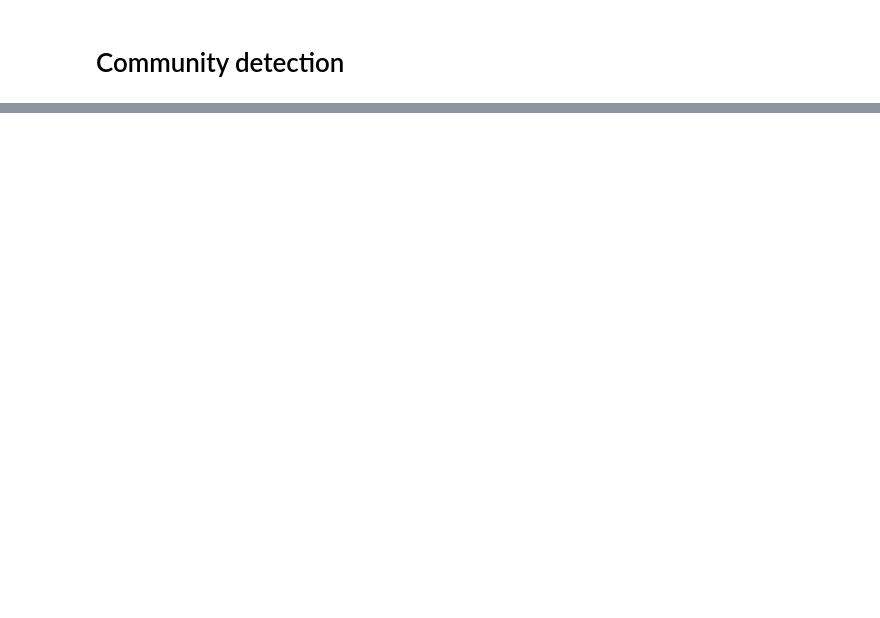
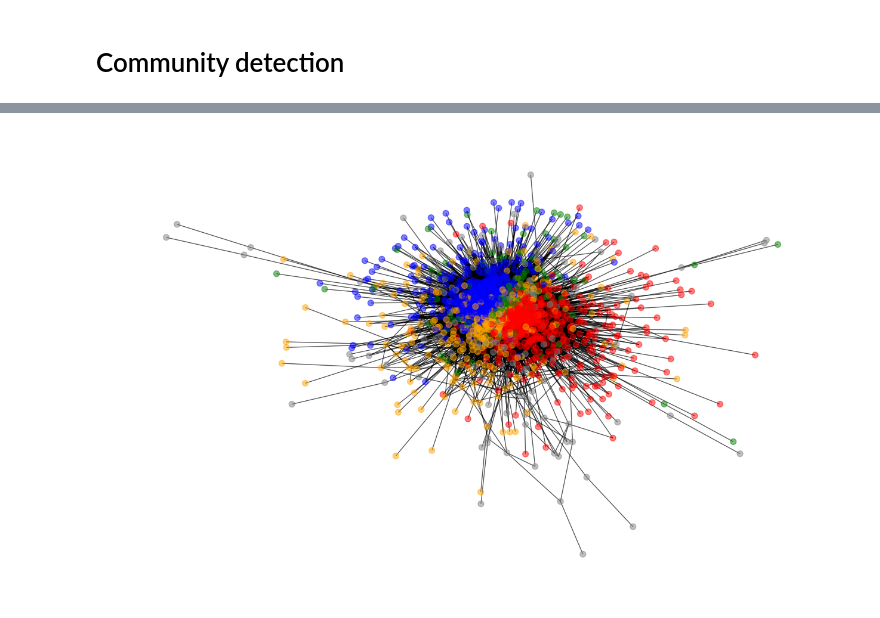
Before and after one commit to chenjoshua7/RecommendationSystems_NetworksFP, a Jupyter notebook: movie_network.ipynb, the cells around one changed output, grey strips where cells are left out. Drawn from its saved outputs; the diff is of its cells as text; code cells hidden in the pictures; blank space fills up the shorter version.

Commit message:
modularity

```diff
--- a/movie_network.ipynb
+++ b/movie_network.ipynb
@@ -288,0 +275,11 @@ ValueError: Sample larger than population or is negative
+# %%
+communities = nx.community.greedy_modularity_communities(subgraph, resolution=1.2)
+print(f'Number of communities: {len(communities)}')
+
+keep_communities = []
+for i, com in enumerate(communities):
+    print(f'Community {i}: {len(com)}')
+    if len(com) > 10 and i < 4:
+        keep_communities.append(com)
+
+print(f'\nModularity: {nx.community.modularity(subgraph, communities)}')
@@ -288,0 +304,24 @@ ValueError: Sample larger than population or is negative
+# %%
+colors = ['red', 'blue', 'orange', 'green']
+node_colors_assignment = {}
+for i, nodes in enumerate(keep_communities):
+    for node in nodes:
+        node_colors_assignment[node] = colors[i]
+# %%
+# Given subgraph and its communities
+fig, ax = plt.subplots(figsize=(16, 10))
+
+pos = nx.spring_layout(subgraph, seed=42, scale=1)  # Adjust the 'scale' parameter to spread out the graph
+
+# Map node communities to colors
+node_colors = [ node_colors_assignment[node] if node in node_colors_assignment else 'grey' for node in subgraph.nodes]
+
+# Draw the subgraph with smaller nodes, smaller text, and visible edges
+nx.draw(subgraph, pos, node_color=node_colors, node_size=50, alpha=0.5)
+
+# Draw edges separately to make them more visible
+nx.draw_networkx_edges(subgraph, pos, width=0.5, alpha=0.5)
+
+plt.show()
+# %% [output]
+[figure, added]
```
Also changed, not shown: parts of 16 cells of this notebook, 1 other file.
